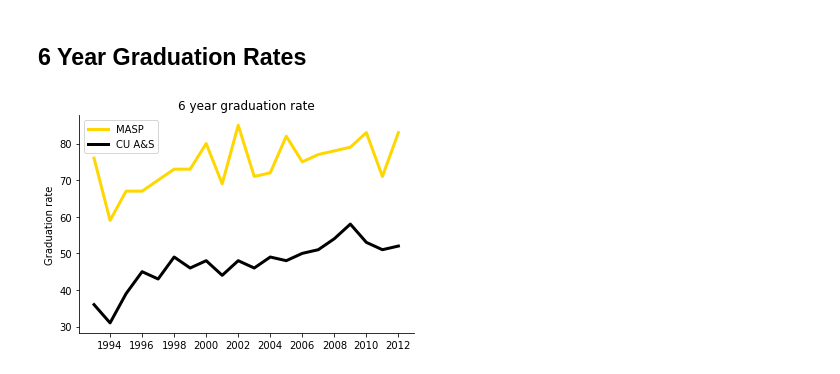
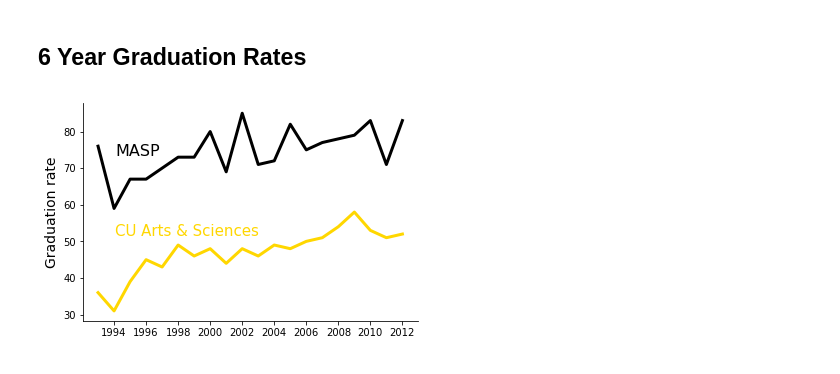
Before and after one commit to vishalrajDesigner/masp, a Jupyter notebook: Alex/masp_data_visualization.ipynb, the cells around one changed output. Saved outputs shown, nothing was run; the diff lists cells and outputs as text; code cells hidden in the pictures.

```diff
--- a/Alex/masp_data_visualization.ipynb
+++ b/Alex/masp_data_visualization.ipynb
@@ -12,0 +22,5 @@ ret_years = list(range(1993, 1993+len(masp_ret_rates)))
+# %%
+import matplotlib.pyplot as plt
+import os
+
+filepath = os.getcwd() + '\\'
@@ -51,14 +66,15 @@ grad_years = list(range(1993, 1993+len(masp_grad_rates)))
 # %%
 fig, ax = plt.subplots()
 ax.spines['top'].set_visible(False)
 ax.spines['right'].set_visible(False)
 plt.xticks(grad_years[1::2])
-plt.plot(grad_years, masp_grad_rates, label = "MASP", color = "gold",linewidth = 3)
-plt.plot(grad_years, cu_grad_rates, label = "CU A&S", color = "black",linewidth = 3)
-plt.ylabel("Graduation rate")
-plt.title("6 year graduation rate")
-plt.legend()
-fig.savefig("C:/Users/Alex/masp/Alex/grad_line.png", bbox_inches = 'tight', format = 'png')
-fig.savefig("C:/Users/Alex/masp/Alex/grad_line.eps", bbox_inches = 'tight', format = 'eps')
+plt.plot(grad_years, masp_grad_rates, label = "MASP", color = "black",linewidth = 3)
+plt.plot(grad_years, cu_grad_rates, label = "CU A&S", color = "gold",linewidth = 3)
+plt.ylabel("Graduation rate", fontsize = 14)
+fig.text(.2,.70, "MASP", color = "black", fontsize = 16)
+fig.text(.2,.42, "CU Arts & Sciences", color = "gold", fontsize = 15)
+
+fig.savefig(filepath + "grad_line.png", bbox_inches = 'tight', format = 'png')
+fig.savefig(filepath + "grad_line.eps", bbox_inches = 'tight', format = 'eps')
 # %% [output]
-[figure, old version]
+[figure, new version]
```
Also changed, not shown: parts of 11 cells of this notebook, 12 other files.
